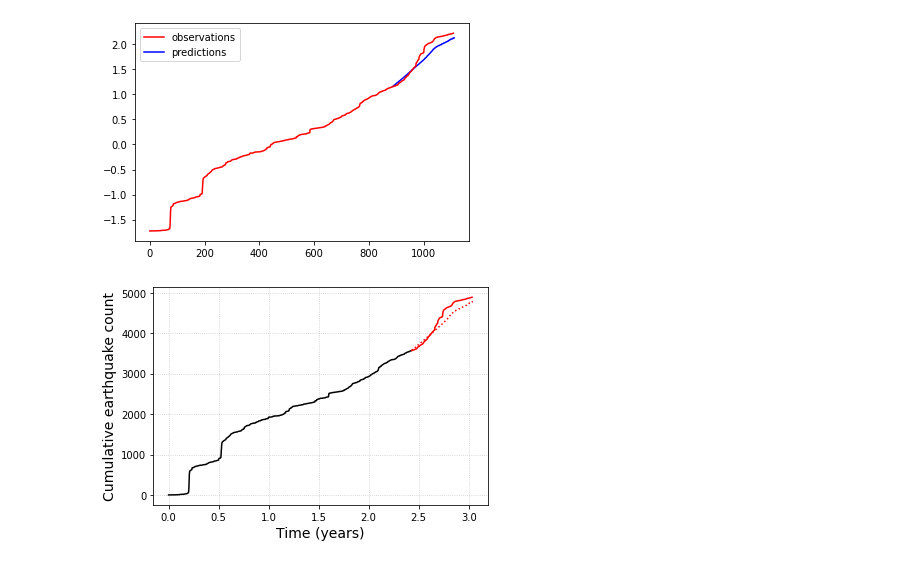
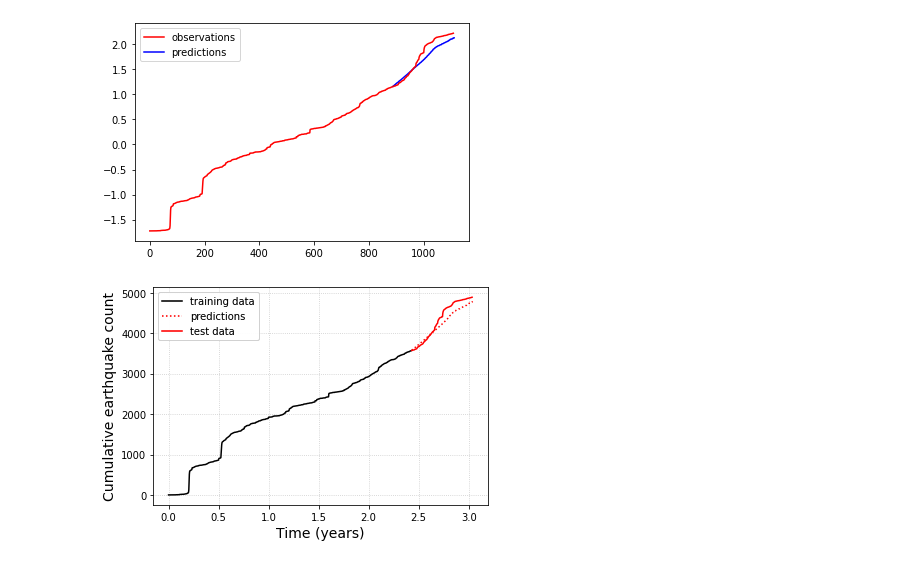
Before and after one commit to hanxiaokaka/Induced_seismic, a Jupyter notebook: notebooks/scinet/004 SCINet decatur multiple horizon new.ipynb, the cells around one changed output. Saved outputs shown, nothing was run; the diff lists cells and outputs as text; code cells hidden in the pictures.

Commit message:
add legends to the plot

```diff
--- a/notebooks/scinet/004 SCINet decatur multiple horizon new.ipynb
+++ b/notebooks/scinet/004 SCINet decatur multiple horizon new.ipynb
@@ -400,16 +400,18 @@ train_years = train_days / 365.25
 # %%
 # plt.style.use('classic')
 # plt.rcParams["figure.figsize"] = (8,6)
 fig = plt.figure()
 # plt.plot(np.arange(0,len(train_dset.Y)) / 365.25,train_y_cumulative,'-k',label='observations')
-plt.plot(np.arange(0,len(train_dset.Y)) / 365.25,train_y_cumulative,'-k')
+line1, = plt.plot(np.arange(0,len(train_dset.Y)) / 365.25,train_y_cumulative,'-k')
 # plt.plot(np.arange(len(train_dset.Y),len(train_dset.Y)+len(torch.cat(predictions))) / 365.25 ,predictions_cumulative,':r',label='predictions')
-plt.plot(np.arange(len(train_dset.Y),len(train_dset.Y)+len(torch.cat(predictions))) / 365.25 ,predictions_cumulative,':r')
-plt.plot(np.arange(len(train_dset.Y),len(train_dset.Y)+len(output_y)) / 365.25,output_y_cumulative,'r')
+line2, = plt.plot(np.arange(len(train_dset.Y),len(train_dset.Y)+len(torch.cat(predictions))) / 365.25 ,predictions_cumulative,':r')
+line3, =plt.plot(np.arange(len(train_dset.Y),len(train_dset.Y)+len(output_y)) / 365.25,output_y_cumulative,'r')
 # plt.legend()
+first_legend = plt.legend(handles=[line1,line2,line3],labels=['training data','predictions','test data'])
+plt.gca().add_artist(first_legend)
 plt.ylabel('Cumulative earthquake count', fontsize=14)
 plt.xlabel('Time (years)', fontsize=14)
 plt.grid(linestyle=':', alpha=0.7)
 # plt.tight_layout()
 # %% [output]
-[figure, old version]
+[figure, new version]
```
